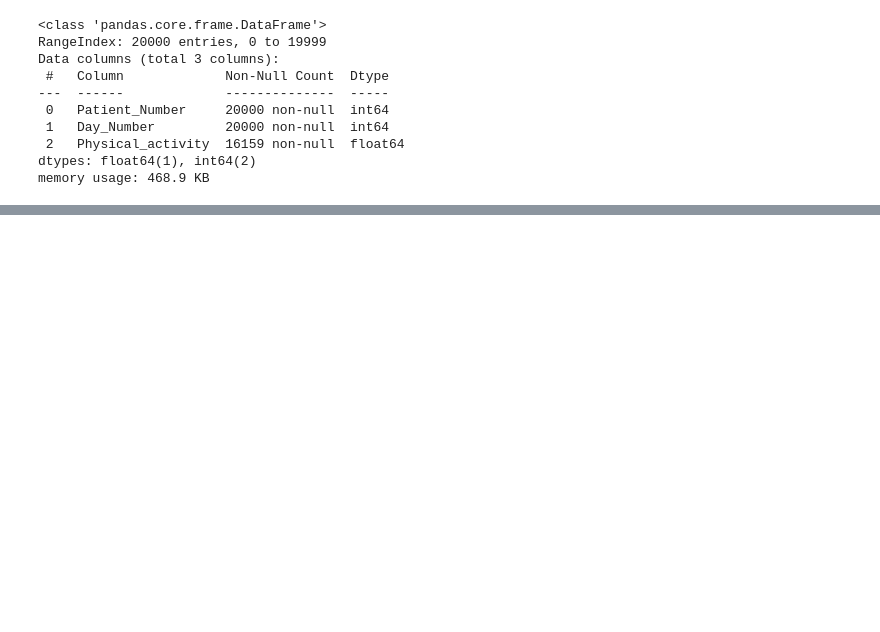
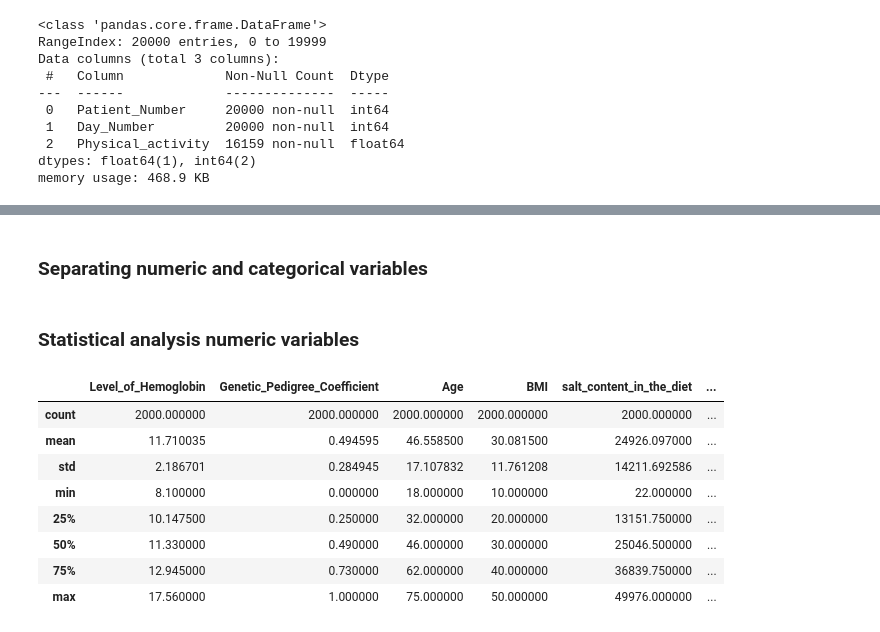
Before and after one commit to vishaltechevangelist/HealthDAX, a Jupyter notebook: notebooks/explore-dataset.ipynb, the cells around one changed output, grey strips where cells are left out. Cells and saved outputs as stored; diff of their text form; code cells hidden in the pictures; blank space fills up the shorter version.

```diff
--- a/notebooks/explore-dataset.ipynb
+++ b/notebooks/explore-dataset.ipynb
@@ -140,0 +123,4 @@ plt.
+# %%
+dataset1.loc[(dataset1['Sex'] == 0) & (dataset1['Pregnancy'].isnull()), 'Pregnancy'] = 0
+dataset1.loc[(dataset1['Sex'] == 1) & (dataset1['Pregnancy'].isnull()), 'Pregnancy'] = -1
+dataset1.isna().sum().to_frame()
@@ -140,0 +145,3 @@ plt.
+# %%
+dataset1['alcohol_consumption_per_day'] = dataset1['alcohol_consumption_per_day'].fillna(0)
+dataset1.isna().sum().to_frame()
@@ -140,0 +166,4 @@ plt.
+# %%
+median_GPC = dataset1['Genetic_Pedigree_Coefficient'].median()
+dataset1['Genetic_Pedigree_Coefficient'] = dataset1['Genetic_Pedigree_Coefficient'].fillna(median_GPC)
+dataset1.isna().sum().to_frame()
@@ -144,0 +237,21 @@ plt.
+# %% [markdown]
+### Separating numeric and categorical variables
+# %%
+numeric_var = ["Level_of_Hemoglobin", "Genetic_Pedigree_Coefficient", "Age", "BMI", "salt_content_in_the_diet",
+              "alcohol_consumption_per_day"]
+categoric_var = ["Sex", "Pregnancy", "Smoking", "Level_of_Stress", "Chronic_kidney_disease",
+                 "Adrenal_and_thyroid_disorders"]
+# %% [markdown]
+### Statistical analysis numeric variables
+# %%
+dataset1[numeric_var].describe()
+# %% [output]
+|  | Level_of_Hemoglobin | Genetic_Pedigree_Coefficient | Age | BMI | salt_content_in_the_diet | ... |
+| count | 2000.000000 | 2000.000000 | 2000.000000 | 2000.000000 | 2000.000000 | ... |
+| mean | 11.710035 | 0.494595 | 46.558500 | 30.081500 | 24926.097000 | ... |
+| std | 2.186701 | 0.284945 | 17.107832 | 11.761208 | 14211.692586 | ... |
+| min | 8.100000 | 0.000000 | 18.000000 | 10.000000 | 22.000000 | ... |
+| 25% | 10.147500 | 0.250000 | 32.000000 | 20.000000 | 13151.750000 | ... |
+| 50% | 11.330000 | 0.490000 | 46.000000 | 30.000000 | 25046.500000 | ... |
+| 75% | 12.945000 | 0.730000 | 62.000000 | 40.000000 | 36839.750000 | ... |
+| max | 17.560000 | 1.000000 | 75.000000 | 50.000000 | 49976.000000 | ... |
```
Also changed, not shown: parts of 31 cells of this notebook, 1 other file.
